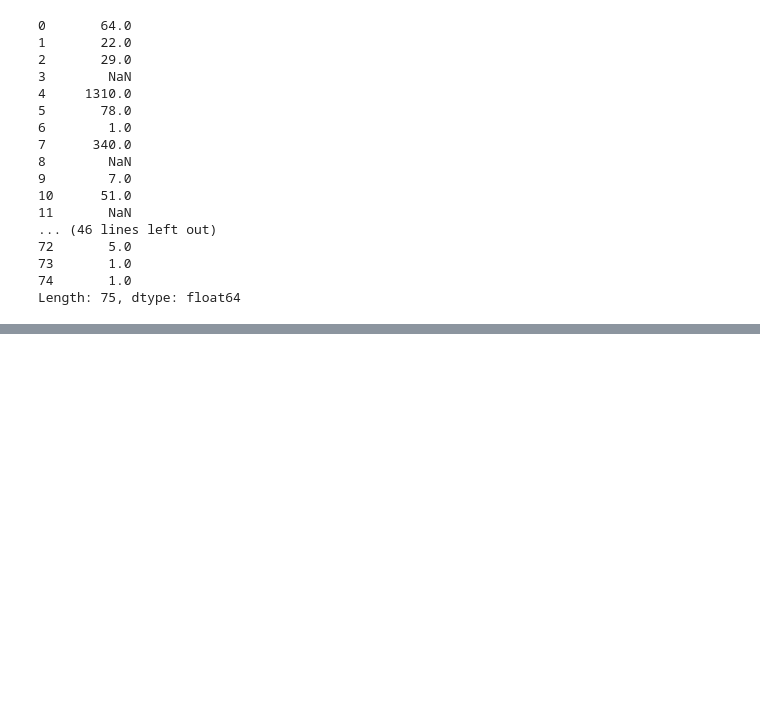
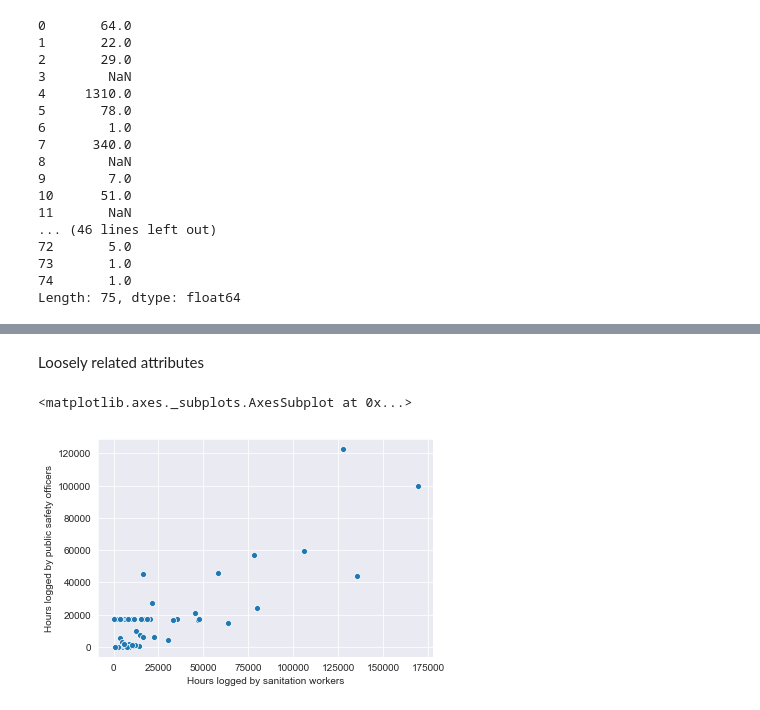
Before and after one commit to Pooja123667/Data-Pre-Processing-Practice, a Jupyter notebook: FY19_Bid-Trends_Prac.ipynb, the cells around one changed output, grey strips where cells are left out. Drawn from its saved outputs; the diff is of its cells as text; code cells hidden in the pictures; blank space fills up the shorter version.

```diff
--- a/FY19_Bid-Trends_Prac.ipynb
+++ b/FY19_Bid-Trends_Prac.ipynb
@@ -311,0 +408,7 @@ Length: 75, dtype: int64
+# %% [markdown]
+Loosely related attributes
+# %%
+sns.scatterplot(x=df['Hours logged by sanitation workers'], y=df['Hours logged by public safety officers'])
+# %% [output]
+<matplotlib.axes._subplots.AxesSubplot at 0x...>
+[figure, added]
```
Also changed, not shown: parts of 49 cells of this notebook.
